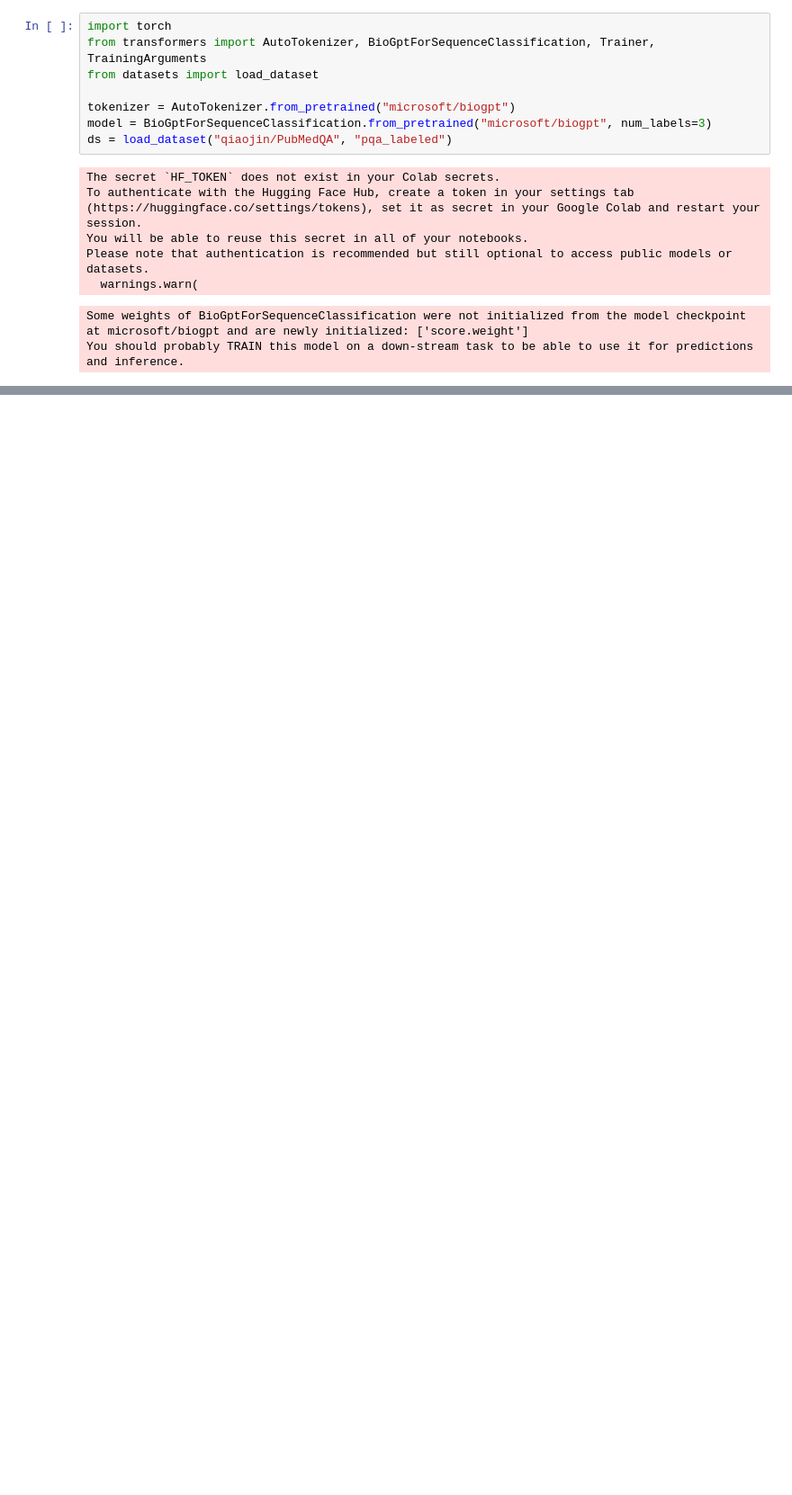
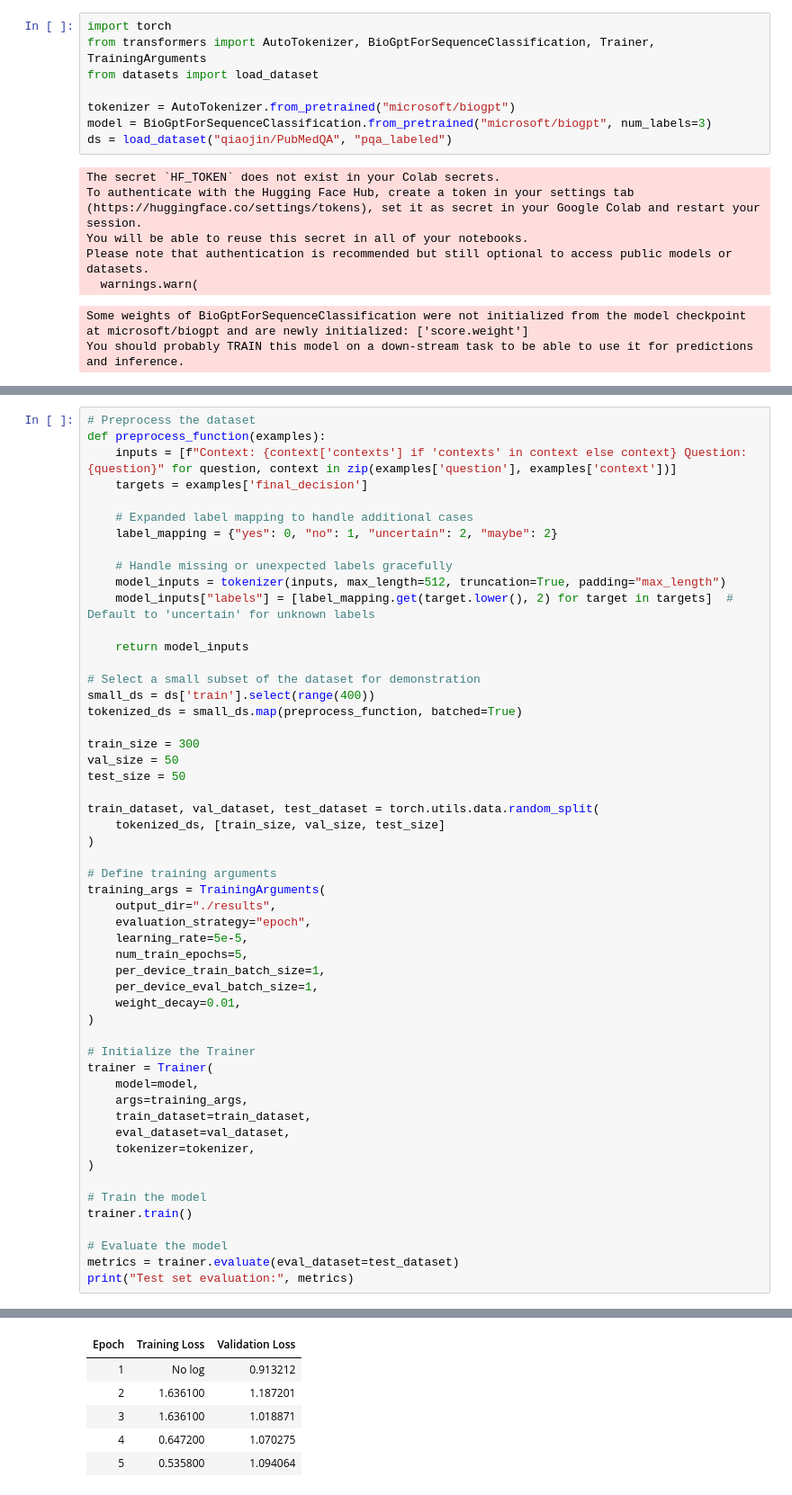
Before and after one commit to almond5/CAP4630_HW1, a Jupyter notebook: qna_method/qna_biogpt.ipynb, the cells around one changed output, grey strips where cells are left out. Shown at 90% size. Drawn from its saved outputs; the diff is of its cells as text; blank space fills up the shorter version.

```diff
--- a/qna_method/qna_biogpt.ipynb
+++ b/qna_method/qna_biogpt.ipynb
@@ -292,0 +735,54 @@ Accuracy: 0.86
+# %%
+# Preprocess the dataset
+def preprocess_function(examples):
+    inputs = [f"Context: {context['contexts'] if 'contexts' in context else context} Question: {question}" for question, context in zip(examples['question'], examples['context'])]
+    targets = examples['final_decision']
+
+    # Expanded label mapping to handle additional cases
+    label_mapping = {"yes": 0, "no": 1, "uncertain": 2, "maybe": 2}
+
+    # Handle missing or unexpected labels gracefully
+    model_inputs = tokenizer(inputs, max_length=512, truncation=True, padding="max_length")
+    model_inputs["labels"] = [label_mapping.get(target.lower(), 2) for target in targets]  # Default to 'uncertain' for unknown labels
+
+    return model_inputs
+
+# Select a small subset of the dataset for demonstration
+small_ds = ds['train'].select(range(400))
+tokenized_ds = small_ds.map(preprocess_function, batched=True)
+
+train_size = 300
+val_size = 50
+test_size = 50
+
+train_dataset, val_dataset, test_dataset = torch.utils.data.random_split(
+    tokenized_ds, [train_size, val_size, test_size]
+)
+
+# Define training arguments
+training_args = TrainingArguments(
+    output_dir="./results",
+    evaluation_strategy="epoch",
+    learning_rate=5e-5,
+    num_train_epochs=5,
+    per_device_train_batch_size=1,
+    per_device_eval_batch_size=1,
+    weight_decay=0.01,
+)
+
+# Initialize the Trainer
+trainer = Trainer(
+    model=model,
+    args=training_args,
+    train_dataset=train_dataset,
+    eval_dataset=val_dataset,
+    tokenizer=tokenizer,
+)
+
+# Train the model
+trainer.train()
+
+# Evaluate the model
+metrics = trainer.evaluate(eval_dataset=test_dataset)
+print("Test set evaluation:", metrics)
+# %% [output]
@@ -292,0 +803,6 @@ Accuracy: 0.86
+| Epoch | Training Loss | Validation Loss |
+| 1 | No log | 0.913212 |
+| 2 | 1.636100 | 1.187201 |
+| 3 | 1.636100 | 1.018871 |
+| 4 | 0.647200 | 1.070275 |
+| 5 | 0.535800 | 1.094064 |
```
Also changed, not shown: parts of 32 cells of this notebook.
